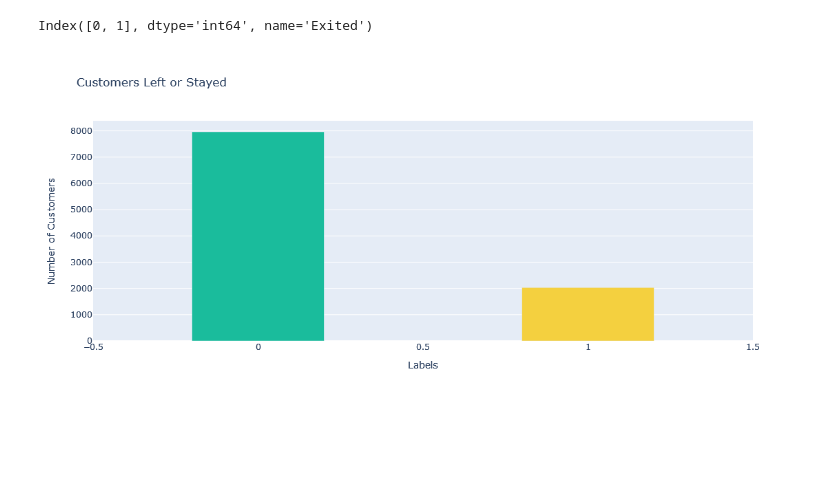
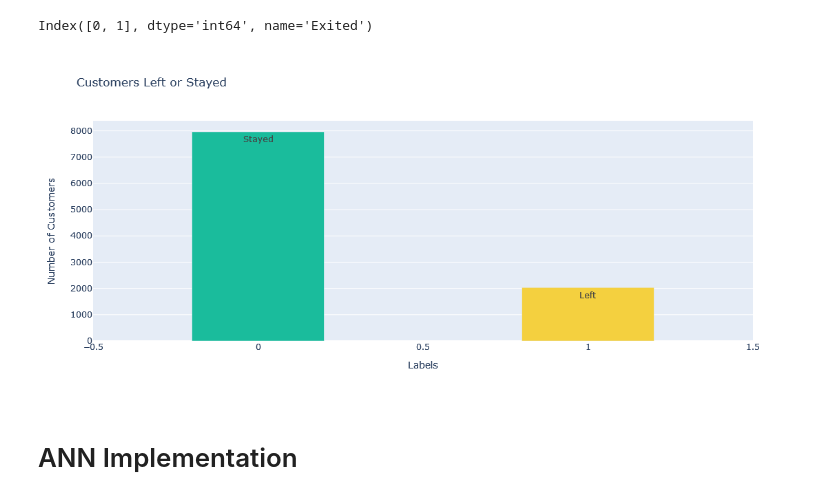
Before and after one commit to arfan64shah/Data_Science, a Jupyter notebook: Churn_Modelling_ANN.ipynb, the cells around one changed output. Saved outputs shown, nothing was run; the diff lists cells and outputs as text; code cells hidden in the pictures; blank space fills up the shorter version.

```diff
--- a/Churn_Modelling_ANN.ipynb
+++ b/Churn_Modelling_ANN.ipynb
@@ -221,9 +221,11 @@ Index([0, 1], dtype='int64', name='Exited')
 # %%
 # find distribution of target variable
 fig = go.Figure()
 
-fig.add_trace(go.Bar(x = indx, y = vals, marker = dict(color = ['#1abc9c', '#f4d03f']), width = 0.4))
+fig.add_trace(go.Bar(x = indx, y = vals, marker = dict(color = ['#1abc9c', '#f4d03f']), width = 0.4, text = ['Stayed', 'Left']))
 fig.update_layout(title = 'Customers Left or Stayed', xaxis_title = 'Labels', yaxis_title = 'Number of Customers', height = 500)
 fig.show()
 # %% [output]
-[figure, old version]
+[figure, new version]
+# %% [markdown]
+# ANN Implementation
```
Also changed, not shown: parts of 22 cells of this notebook.
